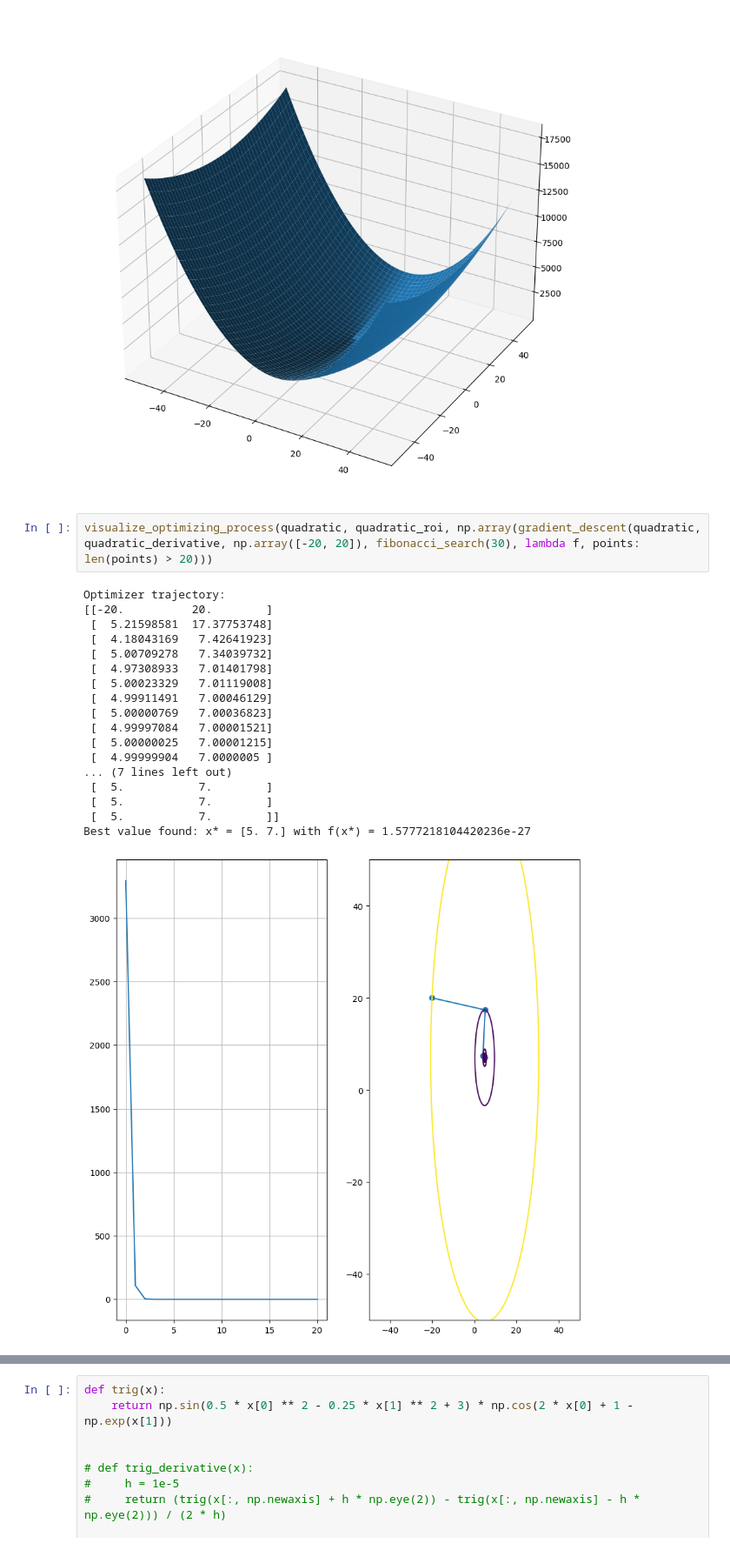
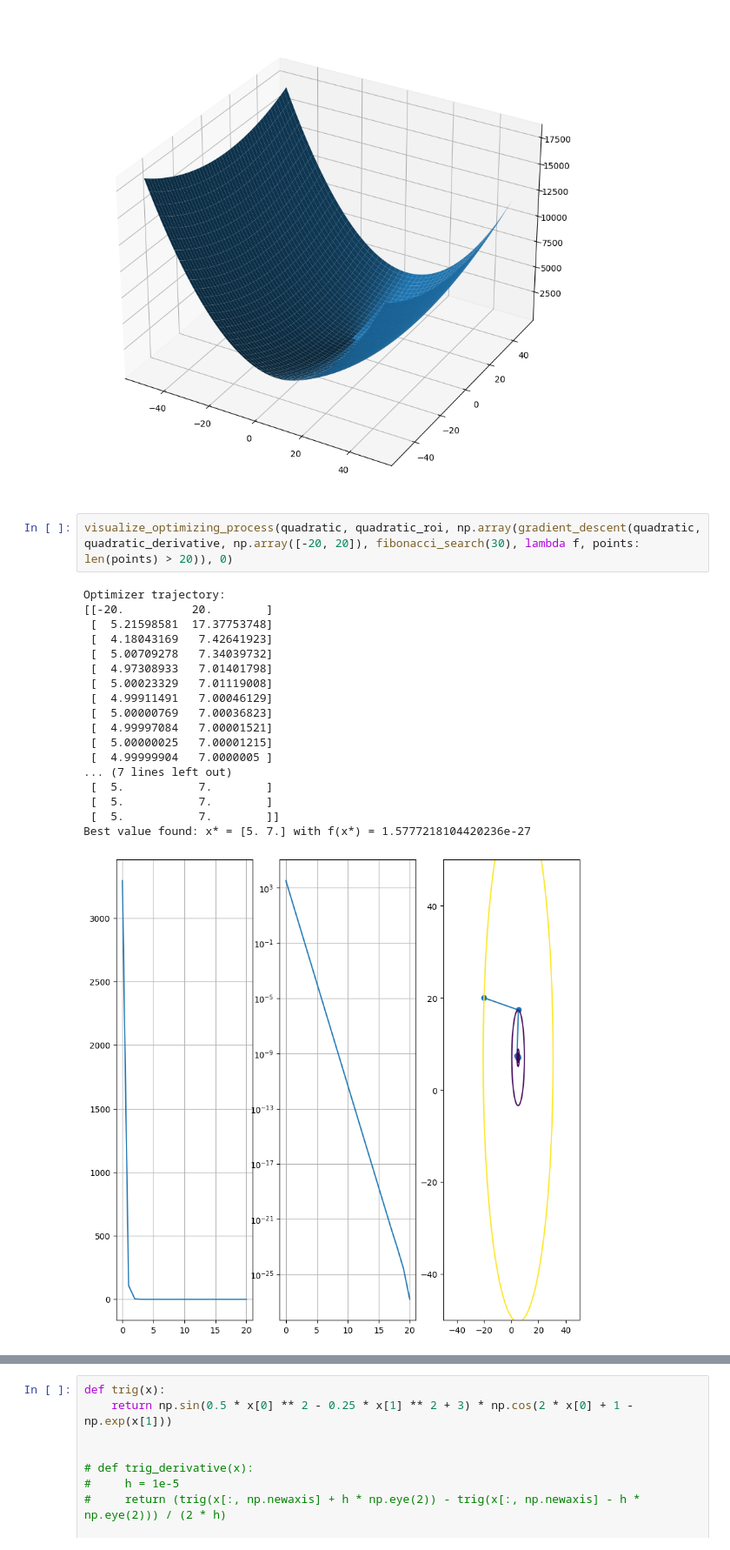
Before and after one commit to spanish-inquisition-optimization/GradientDescent, a Jupyter notebook: part_1.ipynb, the cells around one changed output, grey strips where cells are left out. Shown at 87% size. Saved outputs shown, nothing was run; the diff lists cells and outputs as text.

```diff
--- a/part_1.ipynb
+++ b/part_1.ipynb
@@ -23,26 +26,26 @@ visualize_function_3d(quadratic, quadratic_roi)
 <mpl_toolkits.mplot3d.art3d.Poly3DCollection at 0x...>
 [figure]
 # %%
-visualize_optimizing_process(quadratic, quadratic_roi, np.array(gradient_descent(quadratic, quadratic_derivative, np.array([-20, 20]), fibonacci_search(30), lambda f, points: len(points) > 20)))
+visualize_optimizing_process(quadratic, quadratic_roi, np.array(gradient_descent(quadratic, quadratic_derivative, np.array([-20, 20]), fibonacci_search(30), lambda f, points: len(points) > 20)), 0)
 # %% [output]
 Optimizer trajectory:
 [[-20.          20.        ]
  [  5.21598581  17.37753748]
  [  4.18043169   7.42641923]
  [  5.00709278   7.34039732]
  [  4.97308933   7.01401798]
  [  5.00023329   7.01119008]
  [  4.99911491   7.00046129]
  [  5.00000769   7.00036823]
  [  4.99997084   7.00001521]
  [  5.00000025   7.00001215]
  [  4.99999904   7.0000005 ]
 ... (7 lines left out)
  [  5.           7.        ]
  [  5.           7.        ]
  [  5.           7.        ]]
 Best value found: x* = [5. 7.] with f(x*) = 1.5777218104420236e-27
-[figure, old version]
+[figure, new version]
 # %% [markdown]
 # Gradient descent $f(x, y) = \sin(0.5 x^2 - 0.25 y^2 + 3)\cos(2x+1-\exp(y))$
 # %%
```
Also changed, not shown: parts of 3 cells of this notebook, 3 other files.
